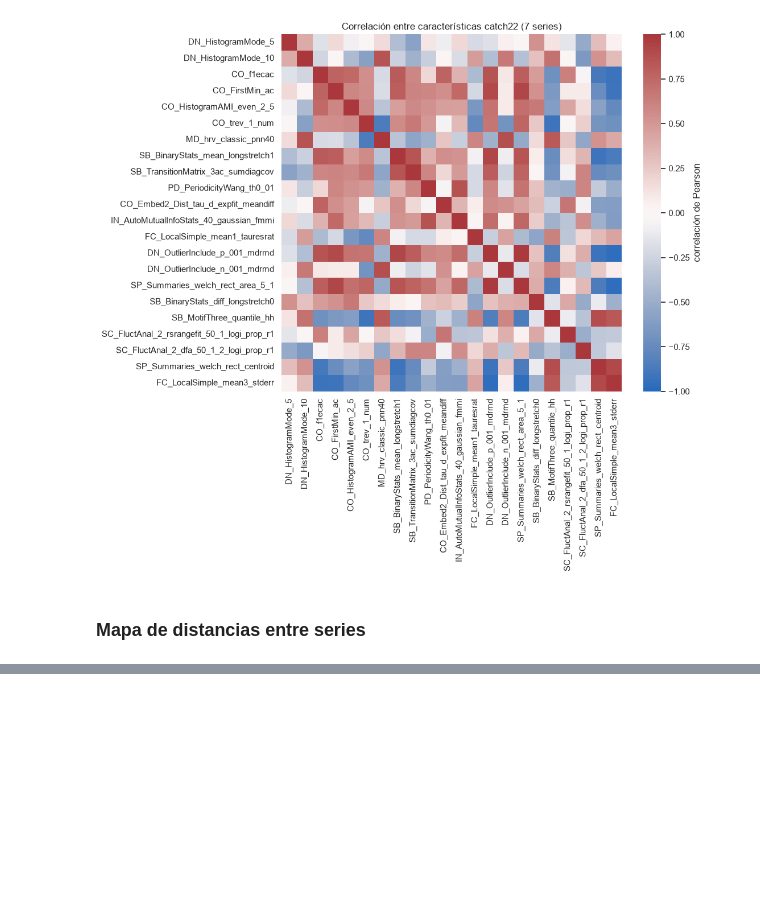
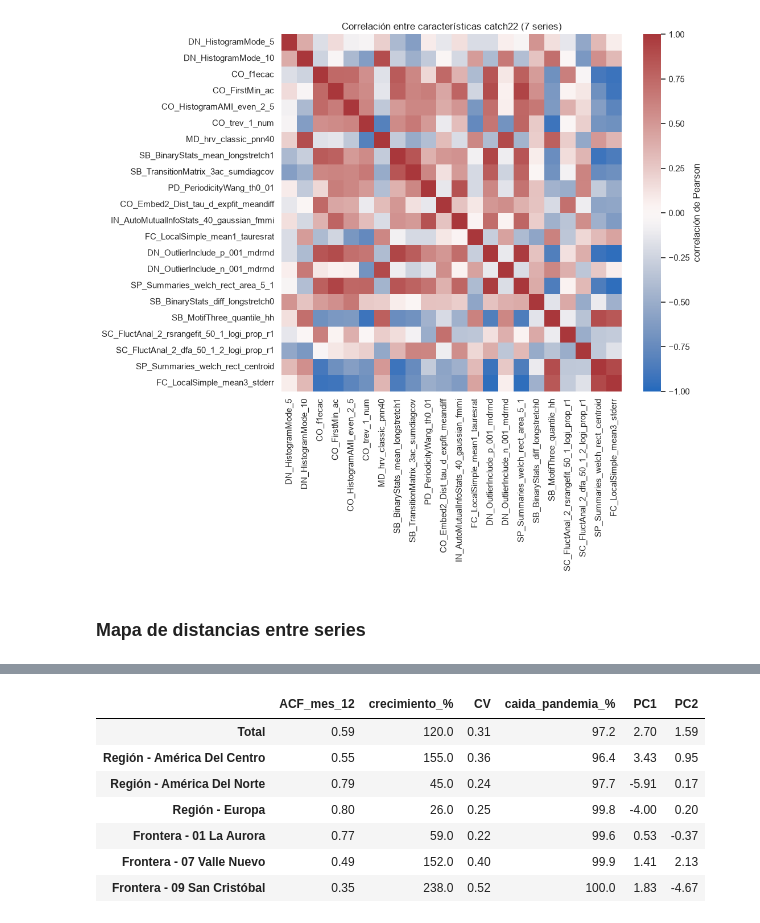
Before and after one commit to Bamo0507/Laboratorio2_Series_de_Tiempo, a Jupyter notebook: notebooks/catch22/Catch22_Series_de_Tiempo.ipynb, the cells around one changed output, grey strips where cells are left out. Drawn from its saved outputs; the diff is of its cells as text; code cells hidden in the pictures; blank space fills up the shorter version.

```diff
--- a/notebooks/catch22/Catch22_Series_de_Tiempo.ipynb
+++ b/notebooks/catch22/Catch22_Series_de_Tiempo.ipynb
@@ -303,0 +321,28 @@ En resumen: la agrupación no sigue la categoría administrativa (región vs. fr
+# %%
+# Mismas cuatro medidas comparativas del Laboratorio 1, para contrastarlas contra catch22.
+from statsmodels.tsa.stattools import acf
+
+def metricas_eda(x):
+    pre = x[(x.index >= "2009-01-01") & (x.index < "2020-01-01")]
+    anual = pre.groupby(pre.index.year).sum()
+    return {
+        "ACF_mes_12": round(float(acf(pre.diff().dropna(), nlags=12)[12]), 2),
+        "crecimiento_%": round(float(anual.loc[2019] / anual.loc[2009] - 1) * 100),
+        "CV": round(float(pre.std() / pre.mean()), 2),
+        "caida_pandemia_%": round(float(1 - x[x.index.year == 2020].min()
+                                        / x[x.index.year == 2019].mean()) * 100, 1),
+    }
+
+eda_lab1 = pd.DataFrame({n: metricas_eda(s) for n, s in series.items()}).T
+eda_lab1["PC1"] = pca_df["PC1"].round(2)
+eda_lab1["PC2"] = pca_df["PC2"].round(2)
+eda_lab1
+# %% [output]
+|  | ACF_mes_12 | crecimiento_% | CV | caida_pandemia_% | PC1 | PC2 |
+| Total | 0.59 | 120.0 | 0.31 | 97.2 | 2.70 | 1.59 |
+| Región - América Del Centro | 0.55 | 155.0 | 0.36 | 96.4 | 3.43 | 0.95 |
+| Región - América Del Norte | 0.79 | 45.0 | 0.24 | 97.7 | -5.91 | 0.17 |
+| Región - Europa | 0.80 | 26.0 | 0.25 | 99.8 | -4.00 | 0.20 |
+| Frontera - 01 La Aurora | 0.77 | 59.0 | 0.22 | 99.6 | 0.53 | -0.37 |
+| Frontera - 07 Valle Nuevo | 0.49 | 152.0 | 0.40 | 99.9 | 1.41 | 2.13 |
+| Frontera - 09 San Cristóbal | 0.35 | 238.0 | 0.52 | 100.0 | 1.83 | -4.67 |
```
Also changed, not shown: parts of 19 cells of this notebook, 4 other files.
